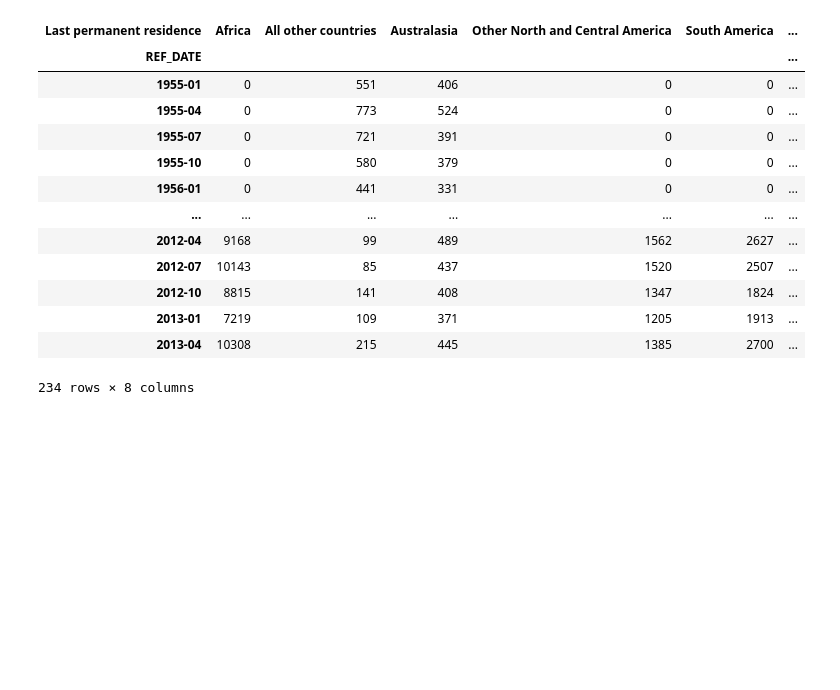
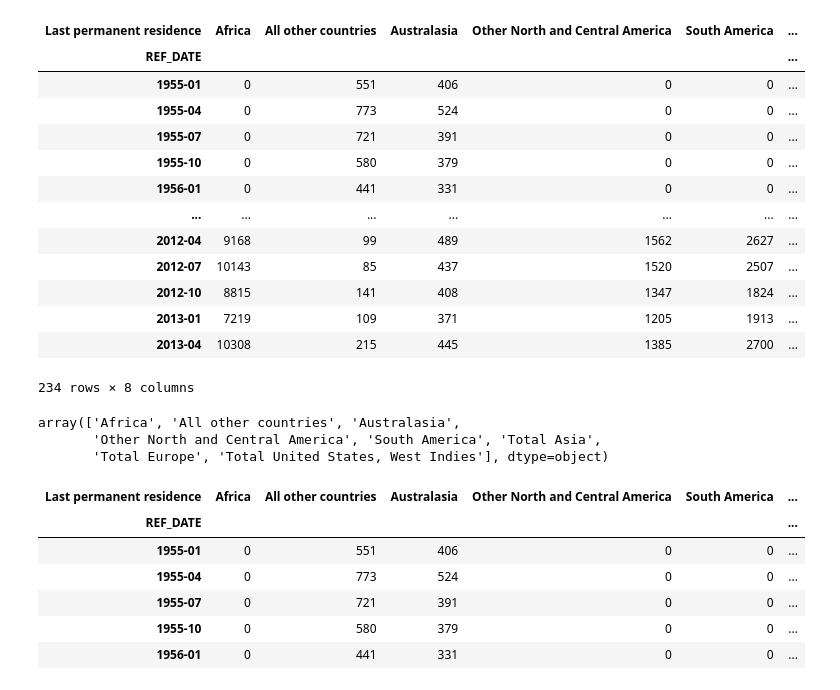
Before and after one commit to yrmo/gcinfo, a Jupyter notebook: immigrants-country-of-origin-1955-2013.ipynb, the cells around one changed output. Drawn from its saved outputs; the diff is of its cells as text; code cells hidden in the pictures; blank space fills up the shorter version.

```diff
--- a/immigrants-country-of-origin-1955-2013.ipynb
+++ b/immigrants-country-of-origin-1955-2013.ipynb
@@ -331,4 +331,20 @@ df_origin_simple_filtered_plot
 | 2013-01 | 7219 | 109 | 371 | 1205 | 1913 | ... |
 | 2013-04 | 10308 | 215 | 445 | 1385 | 2700 | ... |
 234 rows × 8 columns
+# %%
+df_origin_simple_filtered_plot.columns.values
+# %% [output]
+array(['Africa', 'All other countries', 'Australasia',
+       'Other North and Central America', 'South America', 'Total Asia',
+       'Total Europe', 'Total United States, West Indies'], dtype=object)
+# %%
+df_origin_simple_filtered_plot.head()
+# %% [output]
+| Last permanent residence | Africa | All other countries | Australasia | Other North and Central America | South America | ... |
+| REF_DATE |  |  |  |  |  | ... |
+| 1955-01 | 0 | 551 | 406 | 0 | 0 | ... |
+| 1955-04 | 0 | 773 | 524 | 0 | 0 | ... |
+| 1955-07 | 0 | 721 | 391 | 0 | 0 | ... |
+| 1955-10 | 0 | 580 | 379 | 0 | 0 | ... |
+| 1956-01 | 0 | 441 | 331 | 0 | 0 | ... |
 # %%
```
Also changed, not shown: parts of 2 cells of this notebook.
